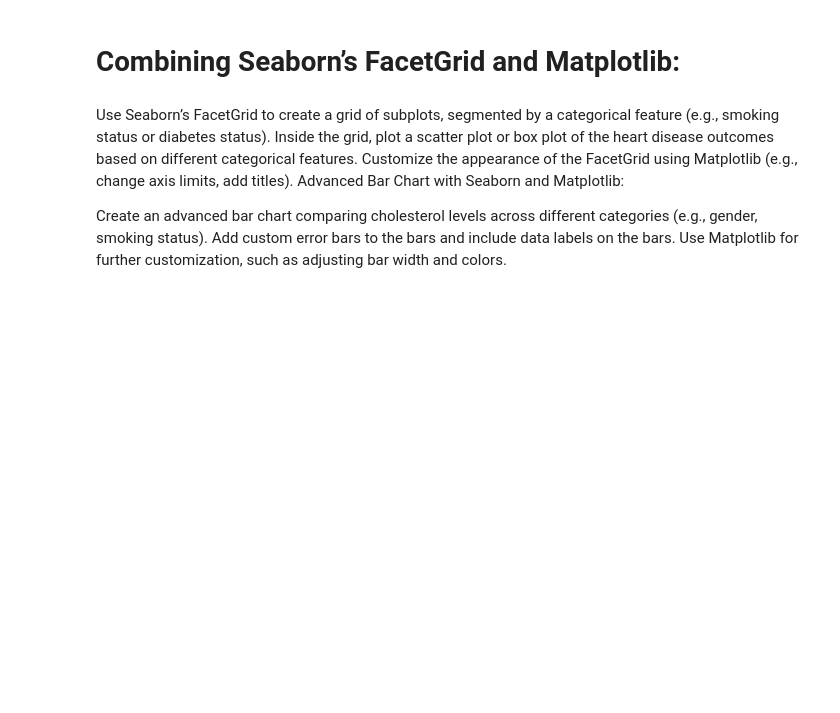
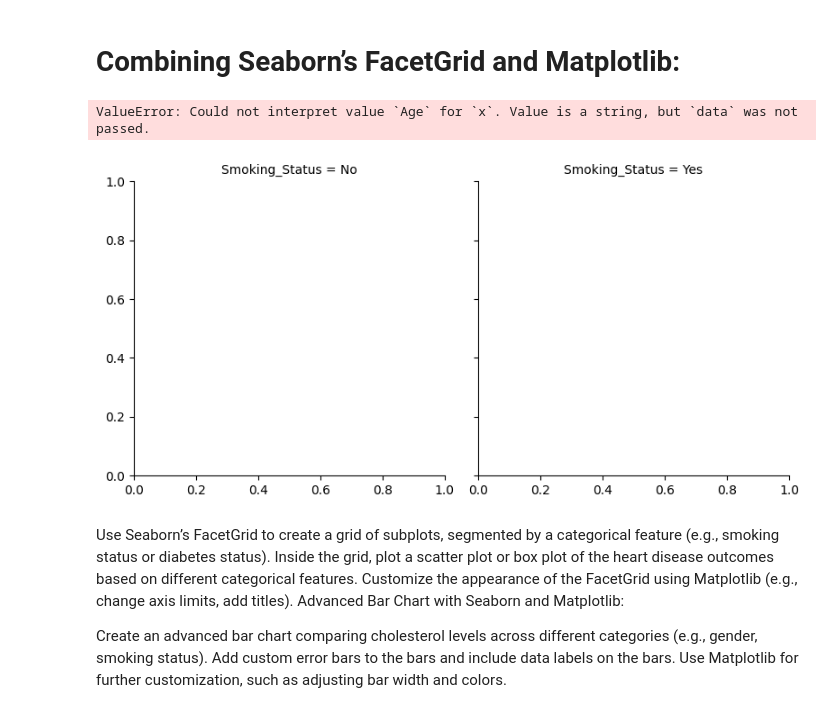
Before and after one commit to Oakdavid/heart_attack_data_analysis, a Jupyter notebook: assignment1.ipynb, the cells around one changed output. Cells and saved outputs as stored; diff of their text form; code cells hidden in the pictures; blank space fills up the shorter version.

Commit message:
facet grid

```diff
--- a/assignment1.ipynb
+++ b/assignment1.ipynb
@@ -235,6 +235,24 @@ Passing `palette` without assigning `hue` is deprecated and will be removed in v
 # Combining Seaborn’s FacetGrid and Matplotlib:
 # %%
 #    Question                 1
+
+# Assume df is your DataFrame and has columns:
+# 'Smoking_Status', 'Heart_Disease', 'Age', 'Cholesterol'
+
+# Create a FacetGrid segmented by Smoking Status
+g = sns.FacetGrid(df, col="Smoking_Status", height=4, aspect=1)
+
+# Inside each grid, plot a scatter plot of Age vs Cholesterol
+g.map(sns.scatterplot, x="Age", y="Cholesterol", alpha=0.7, color="teal")
+
+# Add a main title
+plt.subplots_adjust(top=0.8)
+g.fig.suptitle("Age vs Cholesterol segmented by Smoking Status", fontsize=14)
+
+plt.show()
+# %% [output]
+ValueError: Could not interpret value `Age` for `x`. Value is a string, but `data` was not passed.
+[figure, added]
 # %% [markdown]
 
 
```
